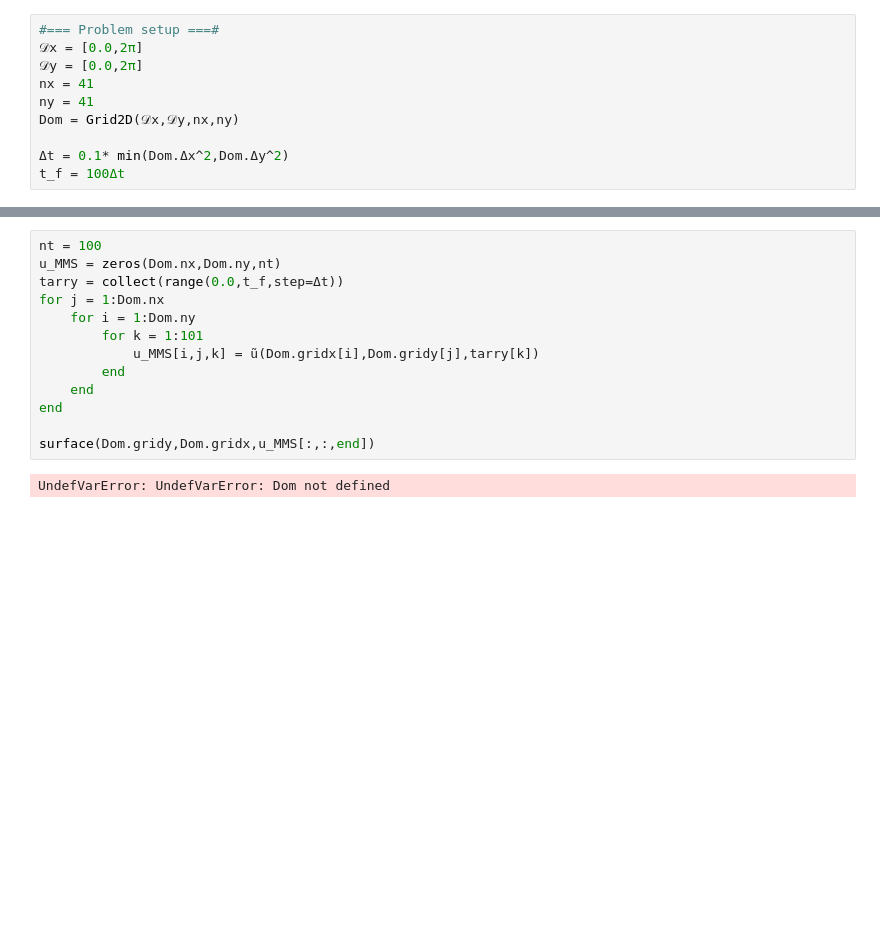
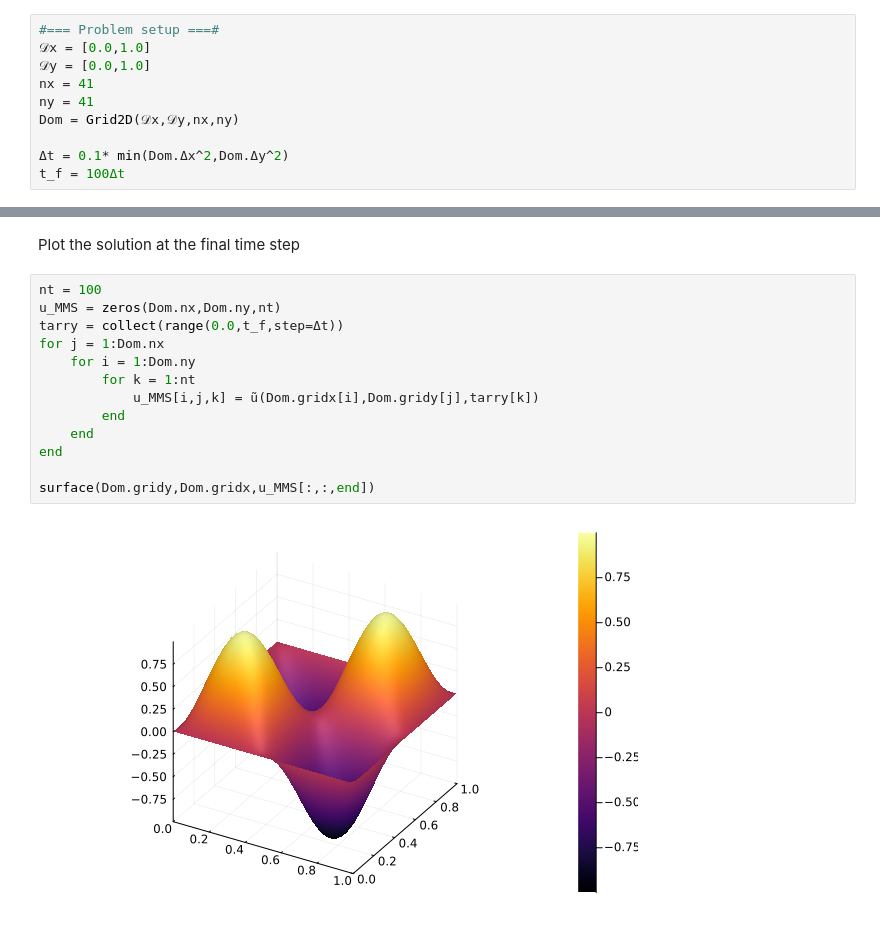
Before and after one commit to Spiffmeister/FaADE.jl, a Jupyter notebook: testing/MMS/2DMMSTest.ipynb, the cells around one changed output, grey strips where cells are left out. Cells and saved outputs as stored; diff of their text form; blank space fills up the shorter version.

```diff
--- a/testing/MMS/2DMMSTest.ipynb
+++ b/testing/MMS/2DMMSTest.ipynb
@@ -8,7 +12,7 @@ using SBP_operators
 # %%
 #=== Problem setup ===#
-𝒟x = [0.0,2π]
-𝒟y = [0.0,2π]
+𝒟x = [0.0,1.0]
+𝒟y = [0.0,1.0]
 nx = 41
 ny = 41
 Dom = Grid2D(𝒟x,𝒟y,nx,ny)
@@ -31,15 +51,17 @@ F(x,y,t) = -2π*sin(2π*t)*sin(2π*x+cx)*sin(2π*y+cy) -
+# %% [markdown]
+Plot the solution at the final time step
 # %%
 nt = 100
 u_MMS = zeros(Dom.nx,Dom.ny,nt)
 tarry = collect(range(0.0,t_f,step=Δt))
 for j = 1:Dom.nx
     for i = 1:Dom.ny
-        for k = 1:101
+        for k = 1:nt
             u_MMS[i,j,k] = ũ(Dom.gridx[i],Dom.gridy[j],tarry[k])
         end
     end
 end
 
 surface(Dom.gridy,Dom.gridx,u_MMS[:,:,end])
 # %% [output]
-UndefVarError: UndefVarError: Dom not defined
+[figure, added]
```
Also changed, not shown: parts of 11 cells of this notebook, 4 other files.
